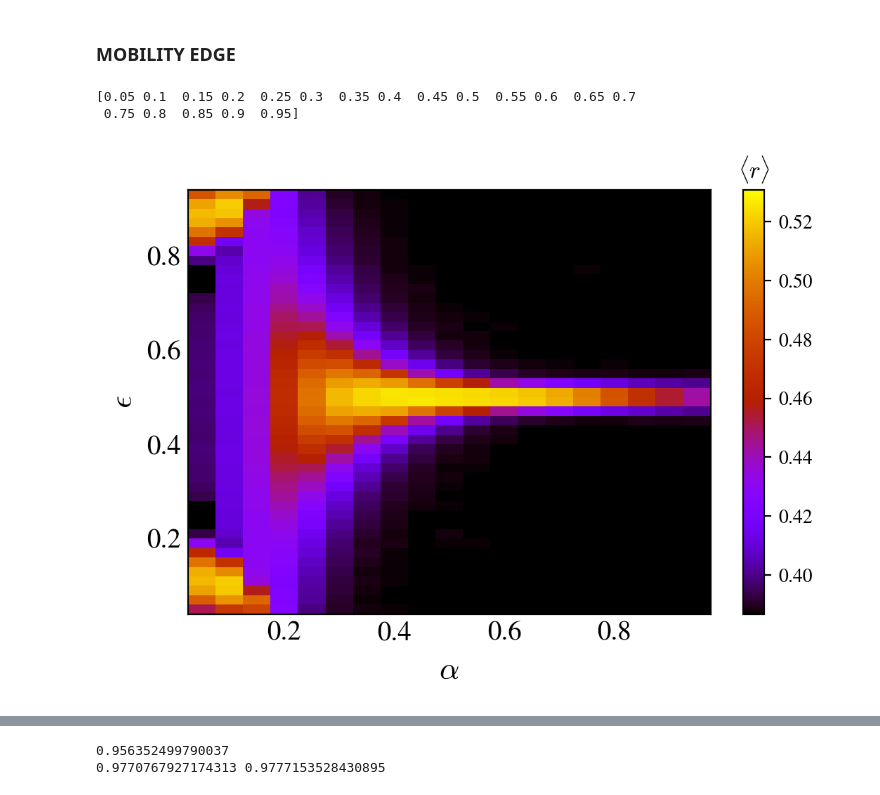
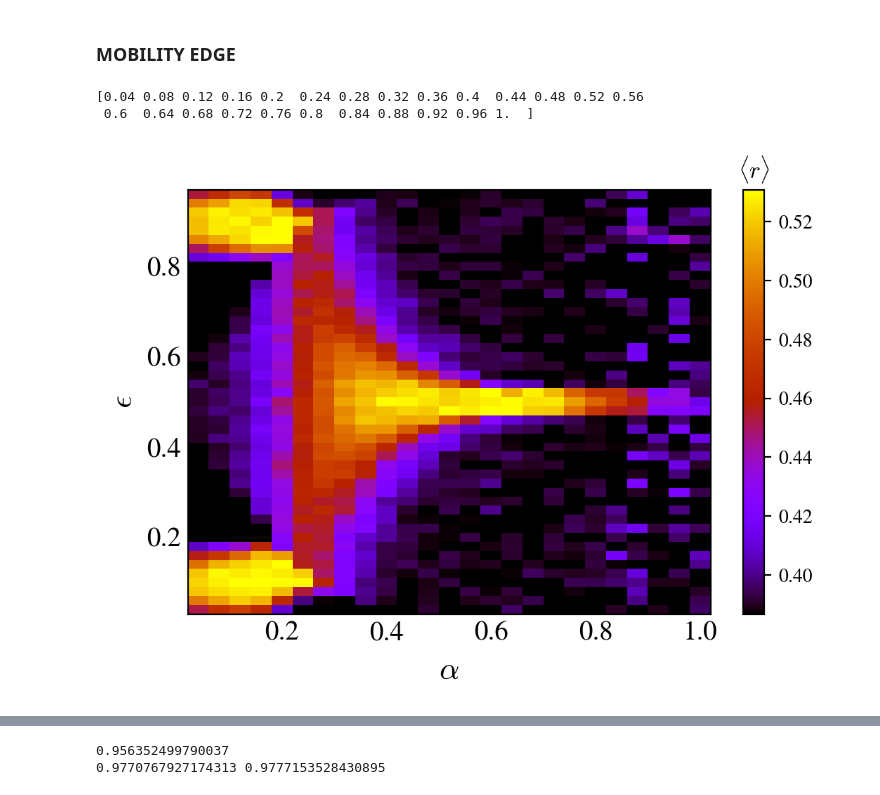
Before and after one commit to Rafal-Swietek/QHamSolver, a Jupyter notebook: QuadQSun/Jupter_Python/tests.ipynb, the cells around one changed output, grey strips where cells are left out. Saved outputs shown, nothing was run; the diff lists cells and outputs as text; code cells hidden in the pictures.

```diff
--- a/QuadQSun/Jupter_Python/tests.ipynb
+++ b/QuadQSun/Jupter_Python/tests.ipynb
@@ -228,16 +228,18 @@ J=1
 
 alfa=0.6
 h=0
-w=2
-zeta=0.2
+w=1
+zeta=0.1
 
 N=500
 gamma=1
 ini_ave=0
 
-L = 10000
+L = 32000
+N = 1000
+# N = L//4
 
-alfa_vals = np.arange(0.05, 0.995, 0.05)
+alfa_vals = np.arange(0.04, 1.01, 0.04)
 print(alfa_vals)
 
 window = 6
@@ -249,40 +251,49 @@ for ii, alfa in enumerate(alfa_vals):
     name = base_dir + 'DIAGONALIZATION/' + info(L=L, N=N, J=J, gamma=gamma, zeta=zeta, alfa=alfa, h=h, w=w, ext='.hdf5', ini_ave=ini_ave)
     if exists(name):
         with h5py.File(name, "r") as file:
-            E = np.array(file.get('energy_density'))
+            E = np.array(file.get('mean energies'))[1 : -1]
+            energy_density = np.array(file.get('energy_density'))[1:-1]
             # E = E[1:-1]
-            gap_ratio = np.array(file.get('gap_ratio_density'))#[1:-1]
+            # gap_ratio = np.array(file.get('gap_ratio_density'))#[1:-1]
             # gap_ratio = (gap_ratio - 0.3867) / (0.5307 - 0.3867)
+
+            all_gap_ratios = np.array(file.get('gap ratio'))
+            dimm = all_gap_ratios.size
+            gap_ratio = np.zeros(energy_density.shape)
+            for iie, eps in enumerate(energy_density):
+                E_target = (E[-1] - E[0]) * eps + E[0]
+                idx = np.argmin( np.abs(E - E_target ))
+                gap_ratio[iie] = np.mean( all_gap_ratios[ np.max([idx - 5,0]) : np.min([idx + 5, dimm])] )
+
             gap_ratio_density.append(gap_ratio)
-            energy_density = E
     else:
         print(name)
 
 energy_density = np.array(energy_density)
 gap_ratio_density = np.array(gap_ratio_density)
 
 interaction = np.array([alfa_vals for _ in energy_density])
 
 #white = plt.get_cmap('seismic', 100)(0.5*np.ones(1))
 upper = plt.get_cmap('gnuplot', 100)(np.linspace(0.0, 1.0, 100))
 colors = np.vstack((upper))
 
 mymap = mcolors.LinearSegmentedColormap.from_list('my_colormap', colors)
 
 X, Y = np.meshgrid(alfa_vals, energy_density)
 
 p = axis.pcolormesh(X, Y, np.transpose(gap_ratio_density), shading='nearest', cmap=mymap, vmin=0.3867, vmax=0.5309)
 fig_help.set_plot_elements(axis, ylabel=r"$\epsilon$", xlabel=r"$\alpha$", font_size=14, set_legend=False)
 # axis.set_title(r"$L=%d, N=%d, g_0=%.2f$"%(L, N, J), fontsize=16)
 clb = fig.colorbar(p)
 clb.ax.set_title(r"$\langle r\rangle$")
 
 fig.subplots_adjust(wspace = 0.02, hspace=0.02)
 # fig.savefig("plots_AGP/FigS2.pdf", bbox_inches = 'tight', pad_inches=0.02)
 # %% [output]
-[0.05 0.1  0.15 0.2  0.25 0.3  0.35 0.4  0.45 0.5  0.55 0.6  0.65 0.7
- 0.75 0.8  0.85 0.9  0.95]
+[0.04 0.08 0.12 0.16 0.2  0.24 0.28 0.32 0.36 0.4  0.44 0.48 0.52 0.56
+ 0.6  0.64 0.68 0.72 0.76 0.8  0.84 0.88 0.92 0.96 1.  ]
-[figure, old version]
+[figure, new version]
 # %%
 
 markers = itertools.cycle(markers_ls)
```
Also changed, not shown: parts of 10 cells of this notebook, 2 other files.
